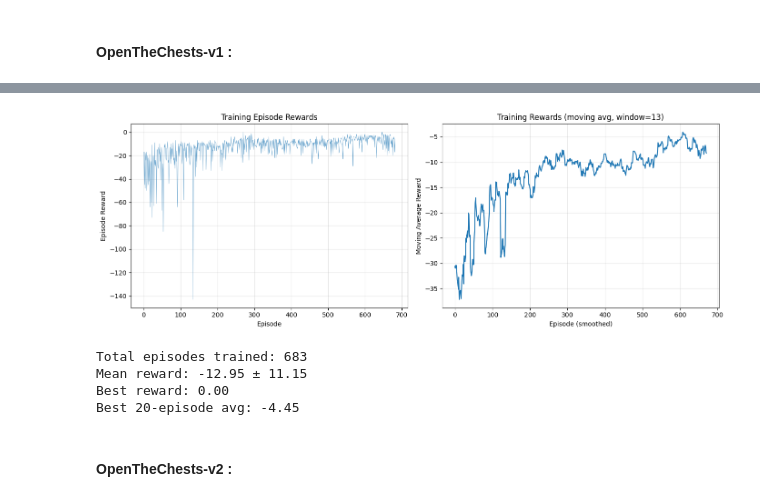
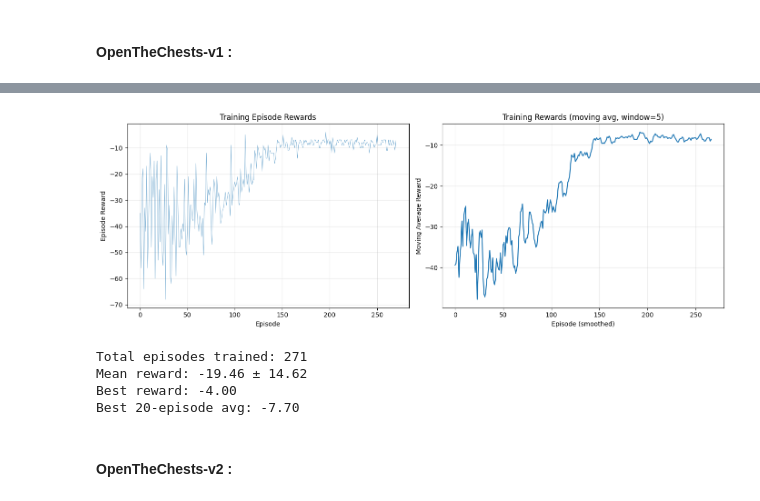
Before and after one commit to ChipsTruffe/OpenTheChest, a Jupyter notebook: trainings.ipynb, the cells around one changed output, grey strips where cells are left out. Drawn from its saved outputs; the diff is of its cells as text; code cells hidden in the pictures.

Commit message:
reward shaping. Better hyperparams

```diff
--- a/trainings.ipynb
+++ b/trainings.ipynb
@@ -85,47 +87,47 @@ Best 20-episode avg: 2.00
 #### OpenTheChests-v1 :
 # %%
 # Initialize the OpenTheChestsGym environment
-env = gym.make("OpenTheChests-v1")
+env = gym.make("OpenTheChests-v1", max_episode_steps=40) #speedup training
 env = utils.FloatActionWrapper(env) #handle type conversion for sb3 compatibility
 # Parameters
-start_lr = 0.01
-min_lr = 0.00001
-lstm_h_size = 256
+start_lr = 3e-3
+min_lr = 1e-6
+lstm_h_size = 128
 lstm_n_layers = 1
 n_steps = 10000
 
 
 scheduler = utils.CosineAnnealingLR(start_lr, min_lr)
 
 policy_kwargs = dict(
     lstm_hidden_size=lstm_h_size,
     n_lstm_layers=lstm_n_layers,
     enable_critic_lstm=False,
     share_features_extractor=True
 )
 
 model = RecurrentPPO(
     policy="MultiInputLstmPolicy",
     env=env,
     verbose=0,
     learning_rate=scheduler,
     policy_kwargs=policy_kwargs
 )
 
 # custom callback : saves best versions, optional LR tracking (for debugging mainly)
 callback = utils.RewardHistoryCallback(model=model, save_path="checkpoints/best_model_v1")
 
 model.learn(n_steps, progress_bar=True, callback=callback)
 
 callback.plot()
 # %% [output]
 [interactive output not drawn]
 [interactive output not drawn]
-[figure, old version]
+[figure, new version]
-Total episodes trained: 683
-Mean reward: -12.95 ± 11.15
-Best reward: 0.00
-Best 20-episode avg: -4.45
+Total episodes trained: 271
+Mean reward: -19.46 ± 14.62
+Best reward: -4.00
+Best 20-episode avg: -7.70
 # %% [markdown]
 #### OpenTheChests-v2 :
 # %%
```
Also changed, not shown: parts of 3 cells of this notebook, 6 other files.
